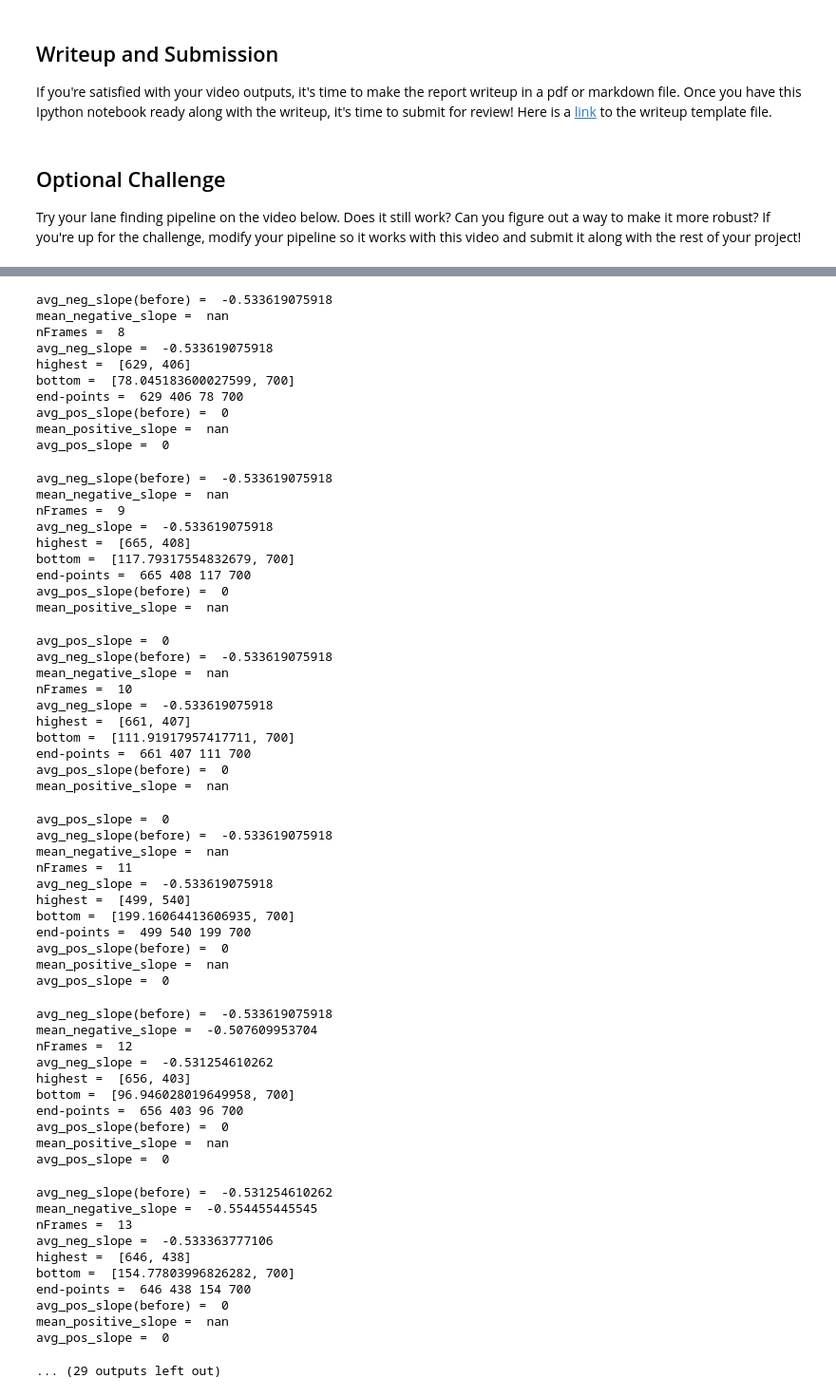
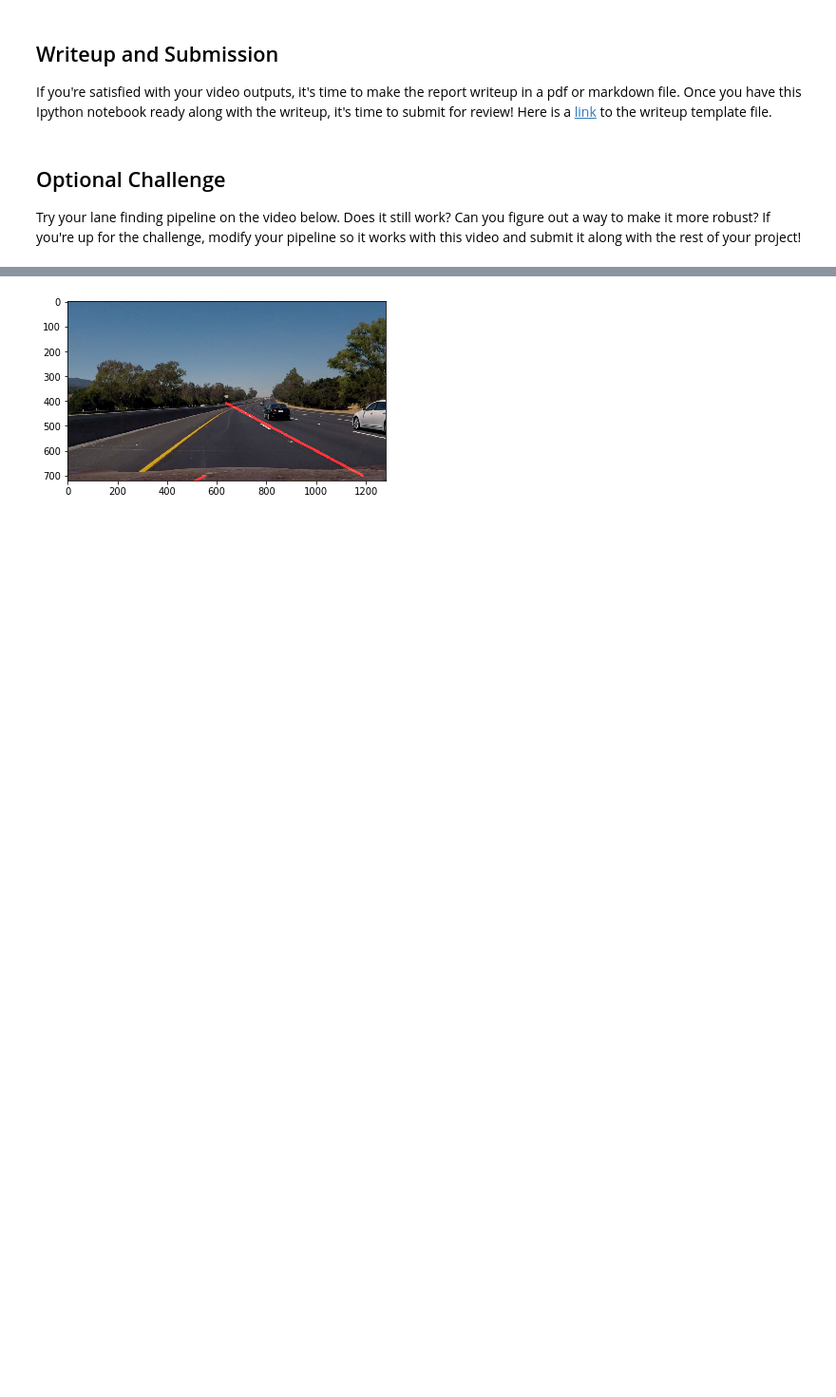
Before and after one commit to venkatvi/UdacitySelfDrivingCarNanoDegree, a Jupyter notebook: Py/Proj1_FindingLanes/P1/P1.ipynb, the cells around one changed output, grey strips where cells are left out. Shown: that part at 95% size. Cells and saved outputs as stored; diff of their text form; code cells hidden in the pictures; blank space fills up the shorter version.

```diff
--- a/Py/Proj1_FindingLanes/P1/P1.ipynb
+++ b/Py/Proj1_FindingLanes/P1/P1.ipynb
@@ -842,7 +522,7 @@ Try your lane finding pipeline on the video below.  Does it still work?  Can you
 avg_pos_slope = 0
 avg_neg_slope = 0
 nFrames = 0
-challenge_output = 'test_videos/modified_challenge.mp4'
+challenge_output = 'test_videos_output/challenge.mp4'
 ## To speed up the testing process you may want to try your pipeline on a shorter subclip of the video
 ## To do so add .subclip(start_second,end_second) to the end of the line below
 ## Where start_second and end_second are integer values representing the start and end of the subclip
@@ -927,64 +542,4 @@ avg_pos_slope =  0
-avg_neg_slope(before) =  -0.533619075918
-mean_negative_slope =  nan
-nFrames =  8
-avg_neg_slope =  -0.533619075918
-highest =  [629, 406]
-bottom =  [78.045183600027599, 700]
-end-points =  629 406 78 700
-avg_pos_slope(before) =  0
-mean_positive_slope =  nan
-avg_pos_slope =  0
-avg_neg_slope(before) =  -0.533619075918
-mean_negative_slope =  nan
-nFrames =  9
-avg_neg_slope =  -0.533619075918
-highest =  [665, 408]
-bottom =  [117.79317554832679, 700]
-end-points =  665 408 117 700
-avg_pos_slope(before) =  0
-mean_positive_slope =  nan
-avg_pos_slope =  0
-avg_neg_slope(before) =  -0.533619075918
-mean_negative_slope =  nan
-nFrames =  10
-avg_neg_slope =  -0.533619075918
-highest =  [661, 407]
-bottom =  [111.91917957417711, 700]
-end-points =  661 407 111 700
-avg_pos_slope(before) =  0
-mean_positive_slope =  nan
-avg_pos_slope =  0
-avg_neg_slope(before) =  -0.533619075918
-mean_negative_slope =  nan
-nFrames =  11
-avg_neg_slope =  -0.533619075918
-highest =  [499, 540]
-bottom =  [199.16064413606935, 700]
-end-points =  499 540 199 700
-avg_pos_slope(before) =  0
-mean_positive_slope =  nan
-avg_pos_slope =  0
-avg_neg_slope(before) =  -0.533619075918
-mean_negative_slope =  -0.507609953704
-nFrames =  12
-avg_neg_slope =  -0.531254610262
-highest =  [656, 403]
-bottom =  [96.946028019649958, 700]
-end-points =  656 403 96 700
-avg_pos_slope(before) =  0
-mean_positive_slope =  nan
-avg_pos_slope =  0
-avg_neg_slope(before) =  -0.531254610262
-mean_negative_slope =  -0.554455445545
-nFrames =  13
-avg_neg_slope =  -0.533363777106
-highest =  [646, 438]
-bottom =  [154.77803996826282, 700]
-end-points =  646 438 154 700
-avg_pos_slope(before) =  0
-mean_positive_slope =  nan
-avg_pos_slope =  0
-... (29 outputs left out)
+[figure, added]
 # %%
 HTML("""
 <video width="960" height="540" controls>
```
Also changed, not shown: parts of 5 cells of this notebook, 10 other files.
